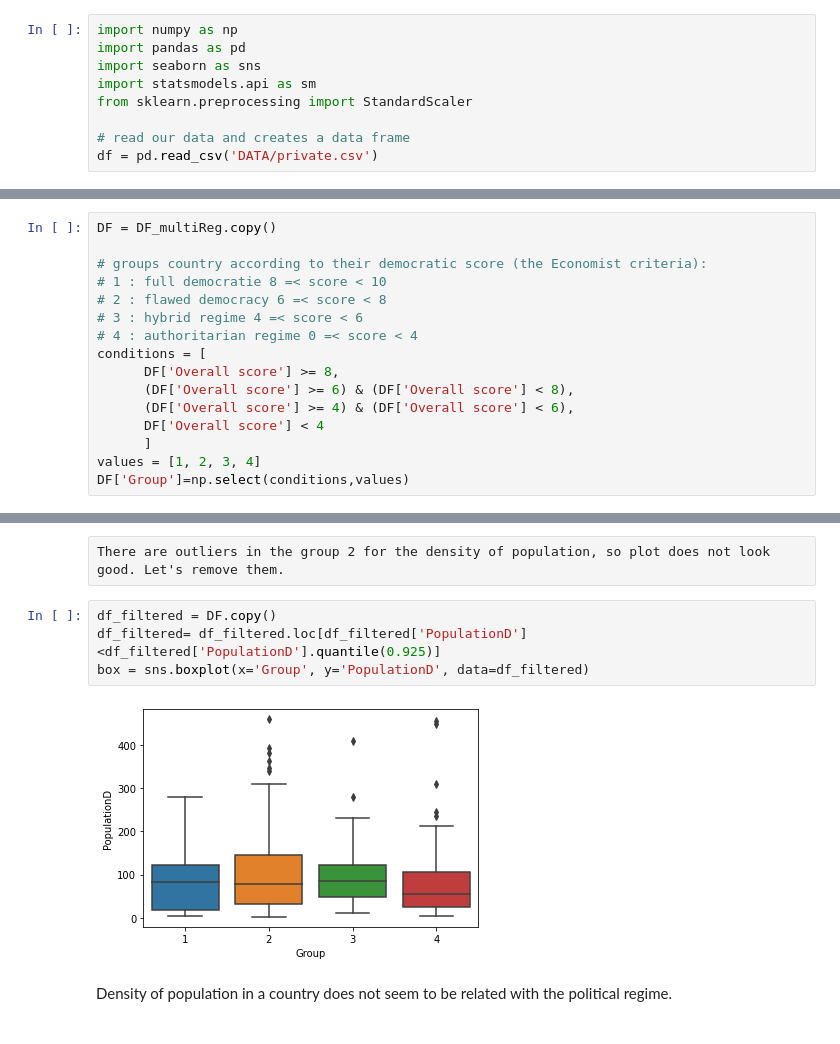
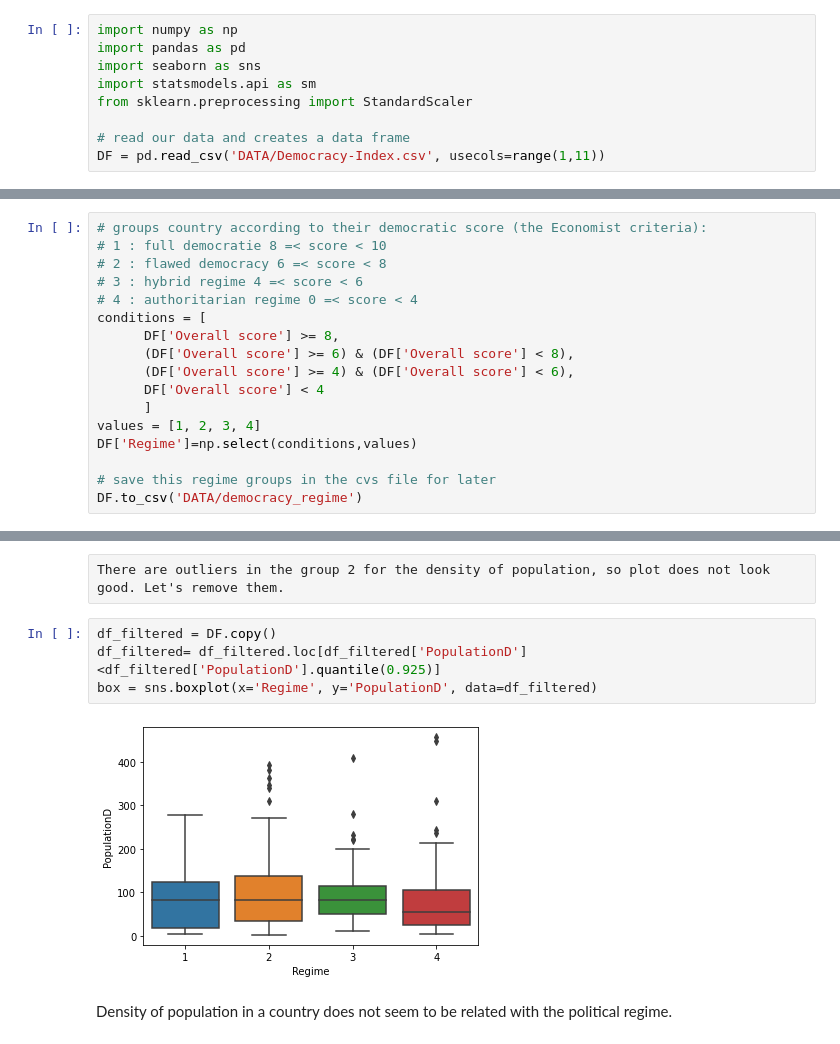
Before and after one commit to vgarnerone/Democracy, a Jupyter notebook: Multiregression and boxplot.ipynb, the cells around one changed output, grey strips where cells are left out. Cells and saved outputs as stored; diff of their text form.

```diff
--- a/Multiregression and boxplot.ipynb
+++ b/Multiregression and boxplot.ipynb
@@ -9,4 +9,4 @@ import statsmodels.api as sm
 from sklearn.preprocessing import StandardScaler
 
 # read our data and creates a data frame
-df = pd.read_csv('DATA/private.csv')
+DF = pd.read_csv('DATA/Democracy-Index.csv', usecols=range(1,11))
@@ -137,8 +85,6 @@ Warnings:
 # %% [markdown]
 According to this multi regression, the press freedom (PressF) is the most important parameter to predict the regime of a country. Following by the age expectancy and the median age.
 # %%
-DF = DF_multiReg.copy()
-
 # groups country according to their democratic score (the Economist criteria):
 # 1 : full democratie 8 =< score < 10
 # 2 : flawed democracy 6 =< score < 8
@@ -151,4 +97,7 @@ conditions = [
       DF['Overall score'] < 4
       ]
 values = [1, 2, 3, 4]
-DF['Group']=np.select(conditions,values)
+DF['Regime']=np.select(conditions,values)
+
+# save this regime groups in the cvs file for later
+DF.to_csv('DATA/democracy_regime')
@@ -190,9 +122,9 @@ There are outliers in the group 2 for the density of population, so plot does no
 # %%
 df_filtered = DF.copy()
 df_filtered= df_filtered.loc[df_filtered['PopulationD']<df_filtered['PopulationD'].quantile(0.925)]
-box = sns.boxplot(x='Group', y='PopulationD', data=df_filtered)
+box = sns.boxplot(x='Regime', y='PopulationD', data=df_filtered)
 # %% [output]
-[figure, old version]
+[figure, new version]
 # %% [markdown]
 Density of population in a country does not seem to be related with the political regime.
 # %%
```
Also changed, not shown: parts of 16 cells of this notebook.
